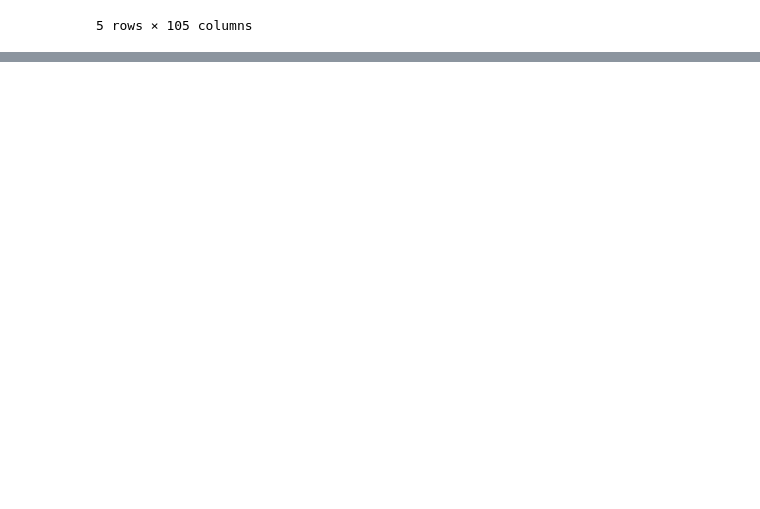
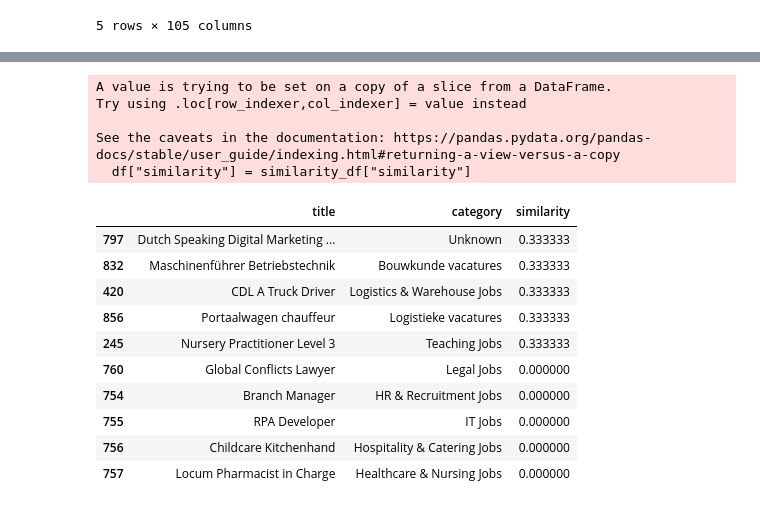
Before and after one commit to KitwanaSh/job_recommender, a Jupyter notebook: career_recommendation_system.ipynb, the cells around one changed output, grey strips where cells are left out. Cells and saved outputs as stored; diff of their text form; code cells hidden in the pictures; blank space fills up the shorter version.

Commit message:
Feat: test the recommendation

```diff
--- a/career_recommendation_system.ipynb
+++ b/career_recommendation_system.ipynb
@@ -797,0 +827,3 @@ skill_df.head()
+# %%
+similarity_df["similarity"] = similarity_df["similarity"].astype(int)
+similarity_df.head()
@@ -797,0 +837,2 @@ skill_df.head()
+# %%
+df["similarity"] = similarity_df["similarity"]
@@ -797,0 +845,6 @@ skill_df.head()
+# %%
+recommended_jobs = df.sort_values(by="similarity", ascending=False)
+
+# Display top recommendations
+top_recommendations = recommended_jobs.head(10)
+print(top_recommendations[["title", "category", "similarity"]])
@@ -797,0 +869,47 @@ skill_df.head()
+# %%
+# Wrap tje recommendation logic into a function
+def recommend_jobs(user_skills, skill_matrix, df, top_n=10):
+    # Create user profile
+    user_profile = [1 if skill in user_skills else 0 for skill in skill_keywords]
+
+    # Calculate similarity
+    similarities = cosine_similarity([user_profile], skill_matrix)
+
+
+    # Add condition to check if skill_matrix is csr_matrix
+    if isinstance(skill_matrix, csr_matrix):
+        skill_matrix_dense = skill_matrix.toarray()
+        skill_matrix_df = pd.DataFrame(skill_matrix_dense)
+    else:
+        skill_matrix_df = skill_matrix
+
+    similarity_df = pd.DataFrame(similarities.T, index=skill_matrix_df.index, columns=["similarity"])
+
+    # Add similarity scores to the original DataFrame
+    df["similarity"] = similarity_df["similarity"]
+
+    # Sort and return top recommendations
+    recommended_jobs = df.sort_values(by="similarity", ascending=False).head(top_n)
+    return recommended_jobs
+# %%
+user_skills = ["financial modeling", "bookkeeping", "tax preparation", "audit", "investment analysis", "budget forecasting",
+    "payroll management", "corporate finance", "financial reporting"]
+top_recommendations = recommend_jobs(user_skills, skill_matrix, df)
+top_recommendations[["title", "category", "similarity"]]
+# %% [output]
+A value is trying to be set on a copy of a slice from a DataFrame.
+Try using .loc[row_indexer,col_indexer] = value instead
+
+See the caveats in the documentation: https://pandas.pydata.org/pandas-docs/stable/user_guide/indexing.html#returning-a-view-versus-a-copy
+  df["similarity"] = similarity_df["similarity"]
+|  | title | category | similarity |
+| 797 | Dutch Speaking Digital Marketing ... | Unknown | 0.333333 |
+| 832 | Maschinenführer Betriebstechnik | Bouwkunde vacatures | 0.333333 |
+| 420 | CDL A Truck Driver | Logistics & Warehouse Jobs | 0.333333 |
+| 856 | Portaalwagen chauffeur | Logistieke vacatures | 0.333333 |
+| 245 | Nursery Practitioner Level 3 | Teaching Jobs | 0.333333 |
+| 760 | Global Conflicts Lawyer | Legal Jobs | 0.000000 |
+| 754 | Branch Manager | HR & Recruitment Jobs | 0.000000 |
+| 755 | RPA Developer | IT Jobs | 0.000000 |
+| 756 | Childcare Kitchenhand | Hospitality & Catering Jobs | 0.000000 |
+| 757 | Locum Pharmacist in Charge | Healthcare & Nursing Jobs | 0.000000 |
```
Also changed, not shown: parts of 7 cells of this notebook.
